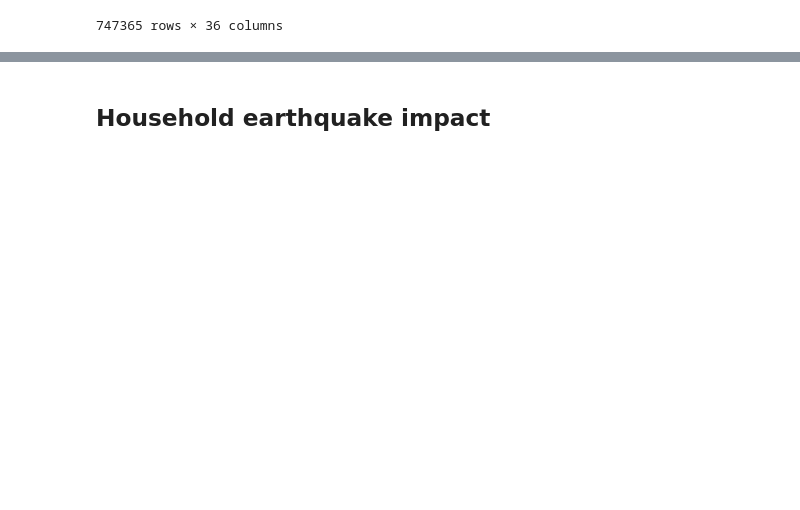
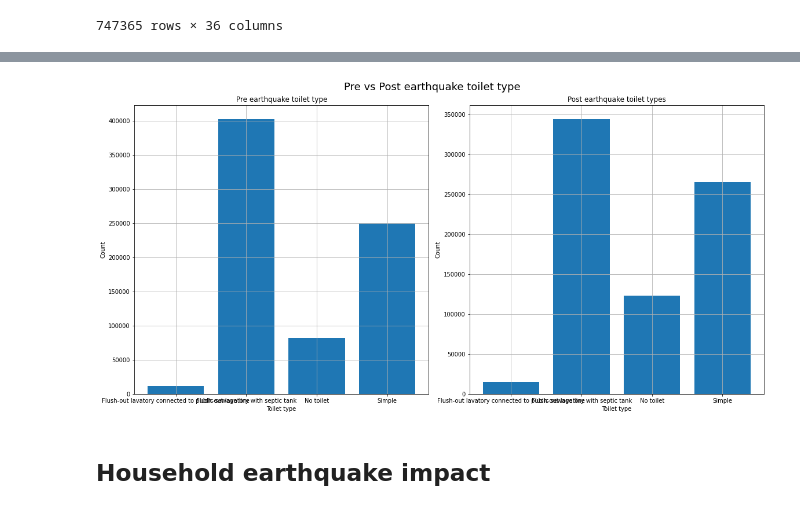
Before and after one commit to sandraabu/earthquake-damage, a Jupyter notebook: sql-earthquake.ipynb, the cells around one changed output, grey strips where cells are left out. Saved outputs shown, nothing was run; the diff lists cells and outputs as text; code cells hidden in the pictures; blank space fills up the shorter version.

```diff
--- a/sql-earthquake.ipynb
+++ b/sql-earthquake.ipynb
@@ -214,0 +403,11 @@ FROM household_resources;
+# %%
+#Toilet type pre earthquake
+toilet = pd.read_sql("""
+
+SELECT type_toilet_pre_eq, COUNT(type_toilet_pre_eq) as count_pre
+FROM household_resources
+WHERE type_toilet_pre_eq IS NOT NULL
+GROUP BY type_toilet_pre_eq
+
+""", conn)
+toilet
@@ -214,0 +420,11 @@ FROM household_resources;
+# %%
+#toilet type post earthquake
+toilet2 = pd.read_sql("""
+
+SELECT type_toilet_post_eq, COUNT(type_toilet_post_eq) as count_post
+FROM household_resources
+WHERE type_toilet_post_eq IS NOT NULL
+GROUP BY type_toilet_post_eq
+
+""", conn)
+toilet2
@@ -215,3 +437,20 @@ FROM household_resources;
+# %%
+fig, ax = plt.subplots(ncols=2, figsize=(16, 8), constrained_layout=True)
+
+fig.suptitle('Pre vs Post earthquake toilet type', fontsize=18)
+ax[0].bar(toilet['type_toilet_pre_eq'], toilet['count_pre']);
+ax[0].set_ylabel('Count')
+ax[0].set_xlabel('Toilet type')
+ax[0].set_title('Pre earthquake toilet type')
+ax[0].grid()
+
+ax[1].bar(toilet2['type_toilet_post_eq'], toilet2['count_post']);
+ax[1].set_ylabel('Count')
+ax[1].set_xlabel('Toilet type')
+ax[1].set_title('Post earthquake toilet types')
+ax[1].grid();
+# %% [output]
+[figure, added]
 # %% [markdown]
 ## Household earthquake impact
 # %%
```
Also changed, not shown: parts of 23 cells of this notebook.
